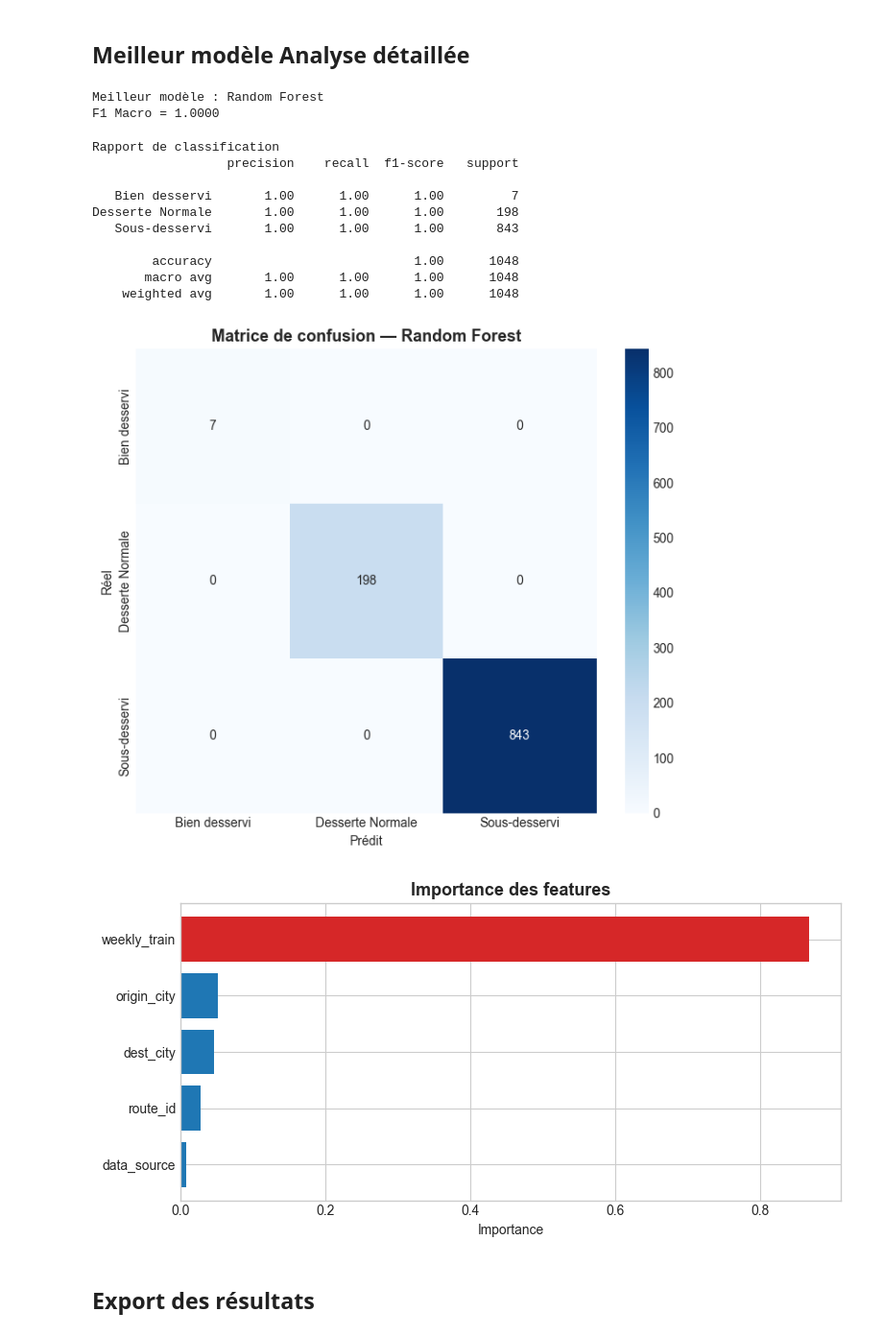
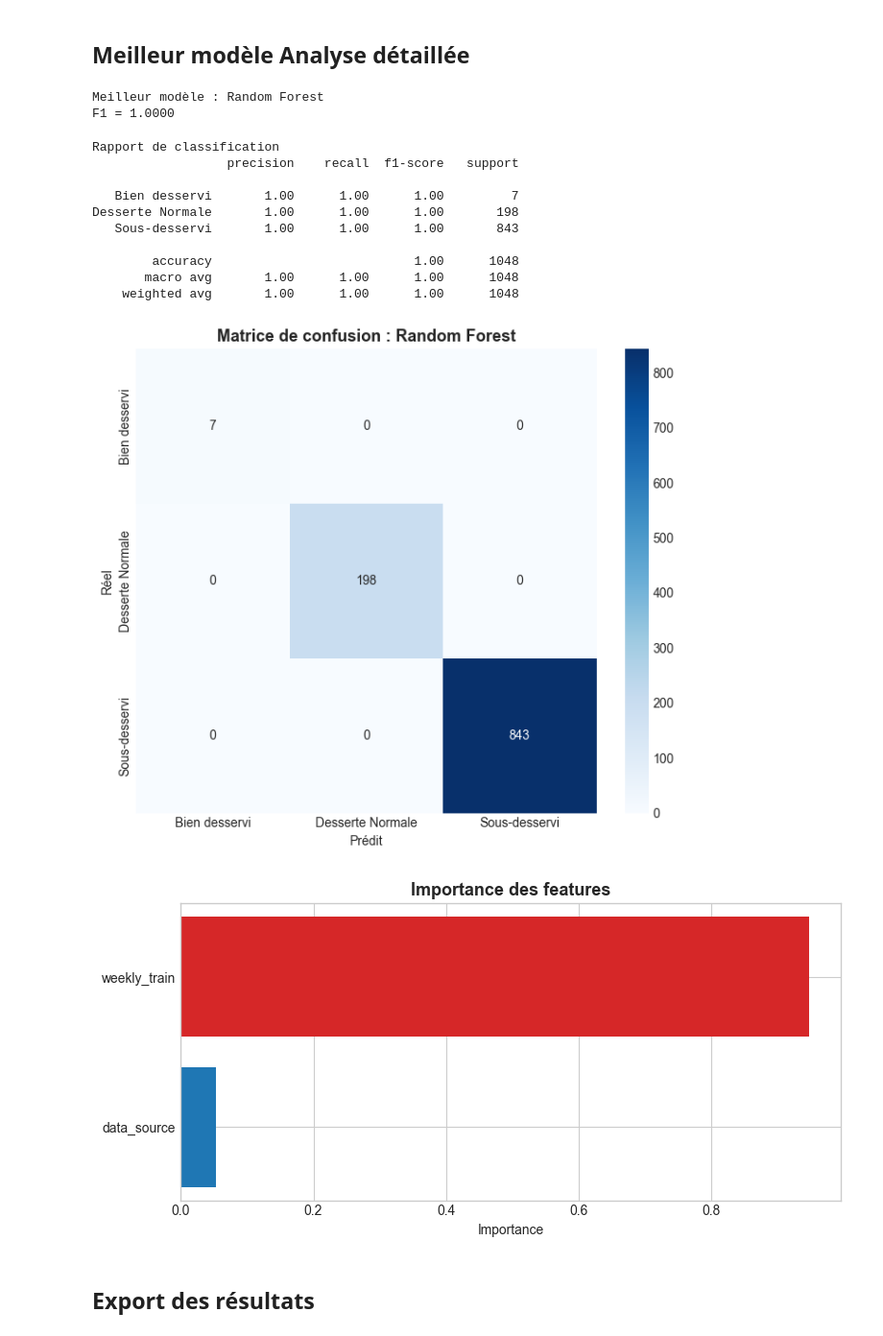
Before and after one commit to lefarmer01600/TPRE612, a Jupyter notebook: src/training/model/classification_desserte.ipynb, the cells around one changed output. Shown at 96% size. Drawn from its saved outputs; the diff is of its cells as text; code cells hidden in the pictures.

```diff
--- a/src/training/model/classification_desserte.ipynb
+++ b/src/training/model/classification_desserte.ipynb
@@ -222,30 +198,21 @@ for name, model in models.items():
     y_pred = model.predict(X_test_sc)
     y_prob = model.predict_proba(X_test_sc) if hasattr(model, 'predict_proba') else None
 
-    # Cross-validation F1 macro
-    cv_f1 = cross_val_score(model, X_train_sc, y_train, cv=cv, scoring='f1_macro').mean()
+    # Cross-validation F1-score
+    cv_f1 = cross_val_score(model, X_train_sc, y_train, cv=cv, scoring='f1').mean()
 
     row = {
         'Modèle'              : name,
         'Accuracy'            : accuracy_score(y_test, y_pred),
-        'Balanced Accuracy'   : balanced_accuracy_score(y_test, y_pred),
-        'F1 Macro'            : f1_score(y_test, y_pred, average='macro'),
-        'F1 Weighted'         : f1_score(y_test, y_pred, average='weighted'),
-        'Precision Macro'     : precision_score(y_test, y_pred, average='macro'),
-        'Recall Macro'        : recall_score(y_test, y_pred, average='macro'),
-        'MCC'                 : matthews_corrcoef(y_test, y_pred),
-        'CV F1 Macro (train)' : cv_f1,
+        'F1'            : f1_score(y_test, y_pred, average='weighted'),
+        'Precision'     : precision_score(y_test, y_pred, average='macro'),
+        'Recall'        : recall_score(y_test, y_pred, average='macro'),
     }
-    if y_prob is not None:
-        row['ROC-AUC (OvR)'] = roc_auc_score(y_test, y_prob, multi_class='ovr', average='macro')
-    else:
-        row['ROC-AUC (OvR)'] = np.nan
 
     results.append(row)
     print(f"{name}")
 
 df_results = pd.DataFrame(results).set_index('Modèle')
-print("\n Entraînement terminé")
 # %% [output]
 Logistic Regression
 Random Forest
@@ -271,6 +236,6 @@ Comparaison des métriques
 # %%
 # Visualisation radar / bar chart des métriques clés
-metrics_to_plot = ['Accuracy', 'Balanced Accuracy', 'F1 Macro', 'F1 Weighted', 'MCC', 'ROC-AUC (OvR)']
+metrics_to_plot = ['Accuracy', 'F1']
 df_plot = df_results[metrics_to_plot].dropna(axis=1)
 
 fig, ax = plt.subplots(figsize=(14, 6))
@@ -297,16 +262,16 @@ plt.show()
 ## Meilleur modèle Analyse détaillée
 # %%
 # Sélection automatique sur F1 Macro
-best_model_name = df_results['F1 Macro'].idxmax()
+best_model_name = df_results['F1'].idxmax()
 best_model = models[best_model_name]
 print(f"Meilleur modèle : {best_model_name}")
-print(f"F1 Macro = {df_results.loc[best_model_name, 'F1 Macro']:.4f}")
+print(f"F1 = {df_results.loc[best_model_name, 'F1']:.4f}")
 # %% [output]
 Meilleur modèle : Random Forest
-F1 Macro = 1.0000
+F1 = 1.0000
 # %%
 y_pred_best = best_model.predict(X_test_sc)
-class_names = le_target.classes_
+class_names = target.classes_
 
 print("Rapport de classification")
 print(classification_report(y_test, y_pred_best, target_names=class_names))
@@ -316,7 +281,7 @@ cm = confusion_matrix(y_test, y_pred_best)
 fig, ax = plt.subplots(figsize=(7, 6))
 sns.heatmap(cm, annot=True, fmt='d', cmap='Blues',
             xticklabels=class_names, yticklabels=class_names, ax=ax)
-ax.set_title(f'Matrice de confusion — {best_model_name}', fontsize=13, fontweight='bold')
+ax.set_title(f'Matrice de confusion : {best_model_name}', fontsize=13, fontweight='bold')
 ax.set_ylabel('Réel')
 ax.set_xlabel('Prédit')
 plt.tight_layout()
@@ -332,29 +297,29 @@ Desserte Normale       1.00      1.00      1.00       198
         accuracy                           1.00      1048
        macro avg       1.00      1.00      1.00      1048
     weighted avg       1.00      1.00      1.00      1048
-[figure, old version]
+[figure, new version]
 # %%
-# Feature importance (si disponible)
+# Feature importance
 if hasattr(best_model, 'feature_importances_'):
     importances = best_model.feature_importances_
-    feat_names  = ['data_source', 'route_id', 'origin_city', 'dest_city', 'weekly_train']
+    feat_names  = ['data_source', 'weekly_train']
     fi_df = pd.DataFrame({'Feature': feat_names, 'Importance': importances})\
               .sort_values('Importance', ascending=True)
 
     fig, ax = plt.subplots(figsize=(8, 4))
     colors_bar = ['#d62728' if i == fi_df['Importance'].idxmax() else '#1f77b4'
                   for i in fi_df.index]
     ax.barh(fi_df['Feature'], fi_df['Importance'], color=colors_bar)
     ax.set_title('Importance des features', fontsize=13, fontweight='bold')
     ax.set_xlabel('Importance')
     plt.tight_layout()
     plt.show()
 elif hasattr(best_model, 'coef_'):
-    print("Logistic Regression — coefficients par classe :")
-    feat_names = ['data_source', 'route_id', 'origin_city', 'dest_city', 'weekly_train']
+    print("Logistic Regression coefficients par classe :")
+    feat_names = ['data_source', 'weekly_train']
     for i, cls in enumerate(class_names):
         print(f"  {cls}: {dict(zip(feat_names, best_model.coef_[i].round(3)))}")
 # %% [output]
-[figure, old version]
+[figure, new version]
 # %% [markdown]
 ## Export des résultats
```
Also changed, not shown: parts of 10 cells of this notebook, 2 other files.
